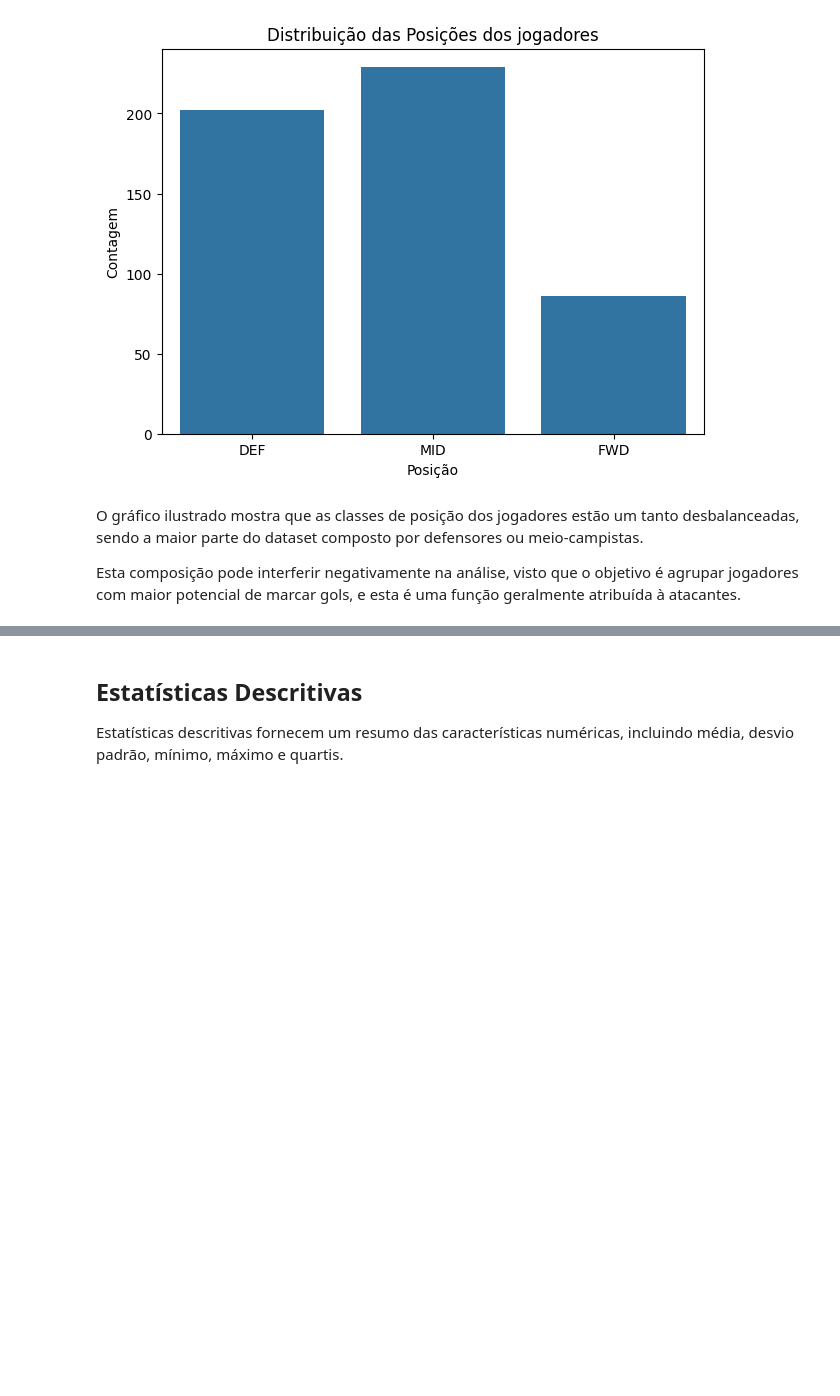
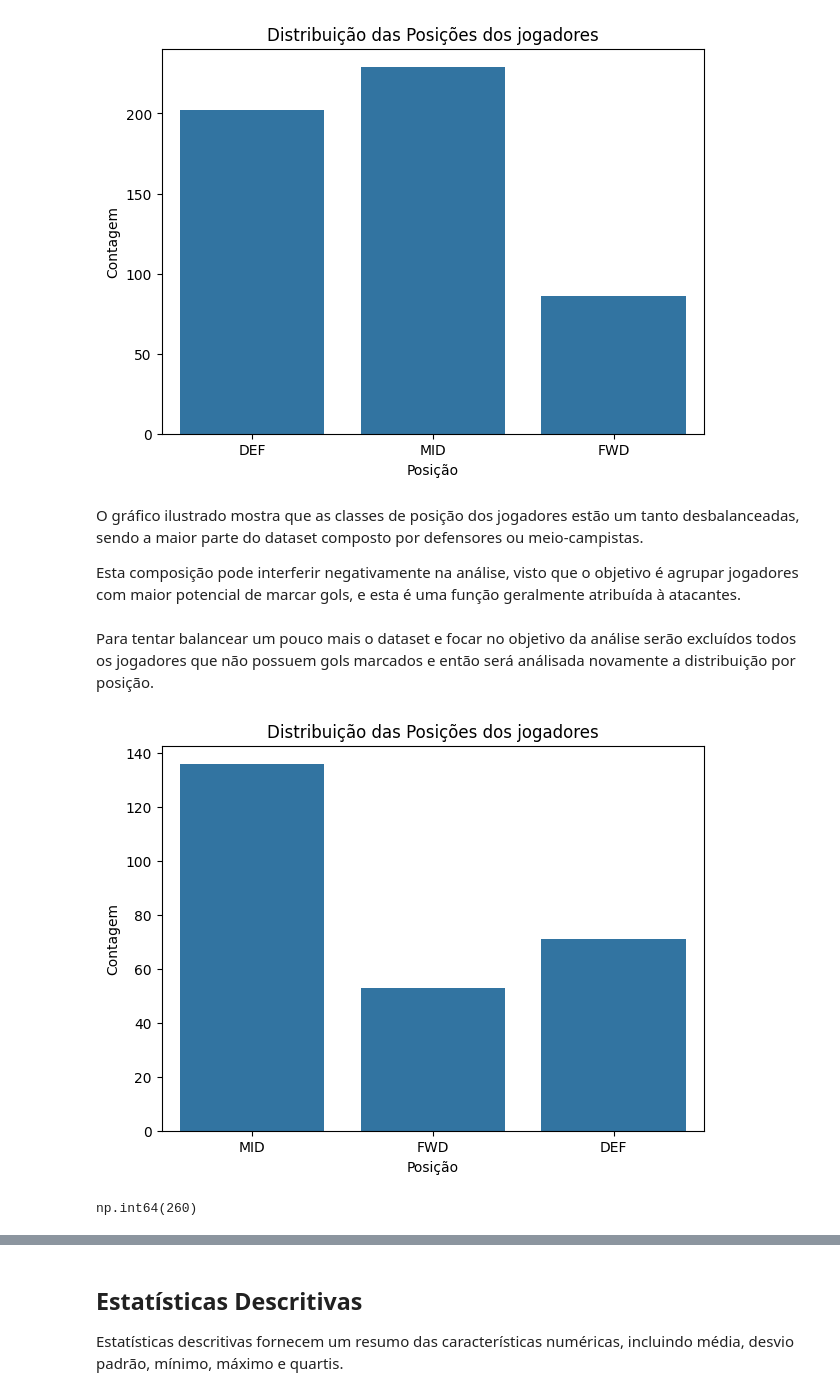
Before and after one commit to vitorwogel/MVP-Data-Analytics, a Jupyter notebook: MVP_Análise_de_Dados_e_Boas_Práticas.ipynb, the cells around one changed output, grey strips where cells are left out. Drawn from its saved outputs; the diff is of its cells as text; code cells hidden in the pictures; blank space fills up the shorter version.

```diff
--- a/MVP_Análise_de_Dados_e_Boas_Práticas.ipynb
+++ b/MVP_Análise_de_Dados_e_Boas_Práticas.ipynb
@@ -149,3 +150,21 @@ plt.show()
 O gráfico ilustrado mostra que as classes de posição dos jogadores estão um tanto desbalanceadas, sendo a maior parte do dataset composto por defensores ou meio-campistas.
 
 Esta composição pode interferir negativamente na análise, visto que o objetivo é agrupar jogadores com maior potencial de marcar gols, e esta é uma função geralmente atribuída à atacantes.
+# %% [markdown]
+Para tentar balancear um pouco mais o dataset e focar no objetivo da análise serão excluídos todos os jogadores que não possuem gols marcados e então será análisada novamente a distribuição por posição.
+# %%
+df = df[df["Goals"] > 0]
+
+plt.figure(figsize=(7, 5))
+# gráfico de barras simples
+sns.countplot(x='Position', data=df)
+plt.title('Distribuição das Posições dos jogadores')
+plt.xlabel('Posição')
+plt.ylabel('Contagem')
+plt.show()
+# %% [output]
+[figure, added]
+# %%
+df["Player Name"].count()
+# %% [output]
+np.int64(260)
```
Also changed, not shown: parts of 8 cells of this notebook.
